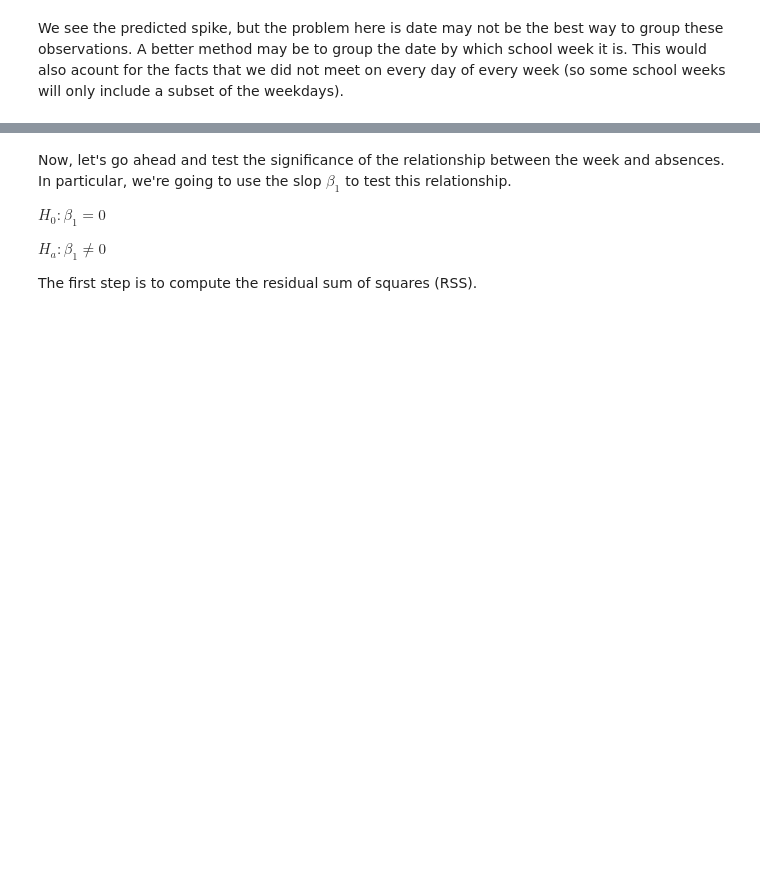
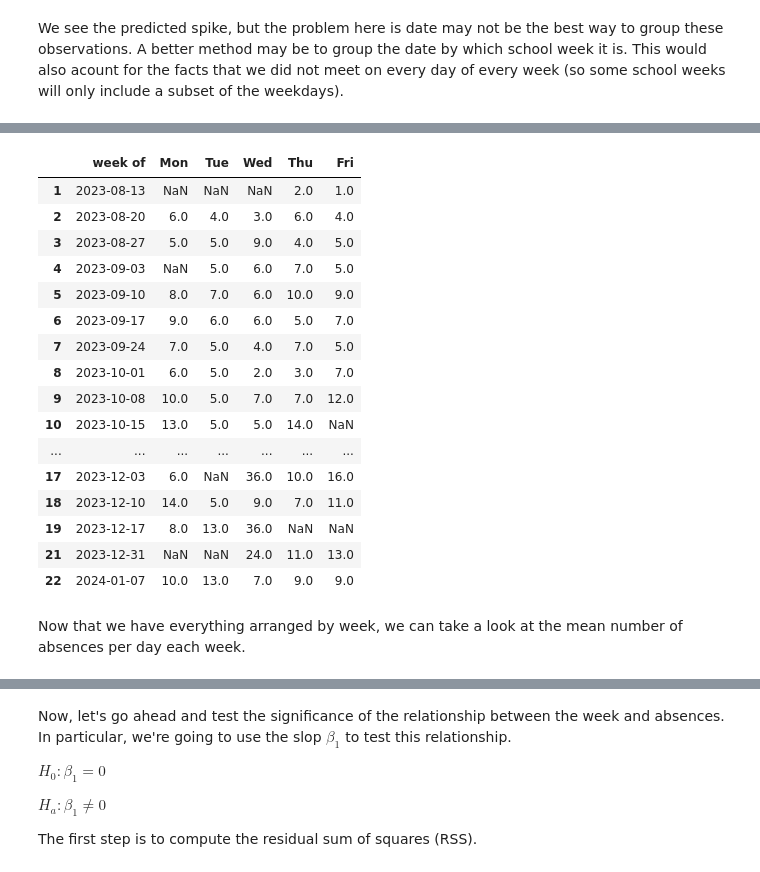
Before and after one commit to sahmed1217/Data-Projects, a Jupyter notebook: Attendance (anonymized).ipynb, the cells around one changed output, grey strips where cells are left out. Saved outputs shown, nothing was run; the diff lists cells and outputs as text; code cells hidden in the pictures; blank space fills up the shorter version.

```diff
--- a/Attendance (anonymized).ipynb
+++ b/Attendance (anonymized).ipynb
@@ -469,2 +511,24 @@ unexcused_by_week["Total"]=unexcused_by_week.sum(axis=1)
+# %%
+unexcused_by_week
+# %% [output]
+|  | week of | Mon | Tue | Wed | Thu | Fri |
+| 1 | 2023-08-13 | NaN | NaN | NaN | 2.0 | 1.0 |
+| 2 | 2023-08-20 | 6.0 | 4.0 | 3.0 | 6.0 | 4.0 |
+| 3 | 2023-08-27 | 5.0 | 5.0 | 9.0 | 4.0 | 5.0 |
+| 4 | 2023-09-03 | NaN | 5.0 | 6.0 | 7.0 | 5.0 |
+| 5 | 2023-09-10 | 8.0 | 7.0 | 6.0 | 10.0 | 9.0 |
+| 6 | 2023-09-17 | 9.0 | 6.0 | 6.0 | 5.0 | 7.0 |
+| 7 | 2023-09-24 | 7.0 | 5.0 | 4.0 | 7.0 | 5.0 |
+| 8 | 2023-10-01 | 6.0 | 5.0 | 2.0 | 3.0 | 7.0 |
+| 9 | 2023-10-08 | 10.0 | 5.0 | 7.0 | 7.0 | 12.0 |
+| 10 | 2023-10-15 | 13.0 | 5.0 | 5.0 | 14.0 | NaN |
+| ... | ... | ... | ... | ... | ... | ... |
+| 17 | 2023-12-03 | 6.0 | NaN | 36.0 | 10.0 | 16.0 |
+| 18 | 2023-12-10 | 14.0 | 5.0 | 9.0 | 7.0 | 11.0 |
+| 19 | 2023-12-17 | 8.0 | 13.0 | 36.0 | NaN | NaN |
+| 21 | 2023-12-31 | NaN | NaN | 24.0 | 11.0 | 13.0 |
+| 22 | 2024-01-07 | 10.0 | 13.0 | 7.0 | 9.0 | 9.0 |
+# %% [markdown]
+Now that we have everything arranged by week, we can take a look at the mean number of absences per day each week.
 # %%
 x=np.linspace(1,22, num=21)
```
Also changed, not shown: parts of 54 cells of this notebook.
